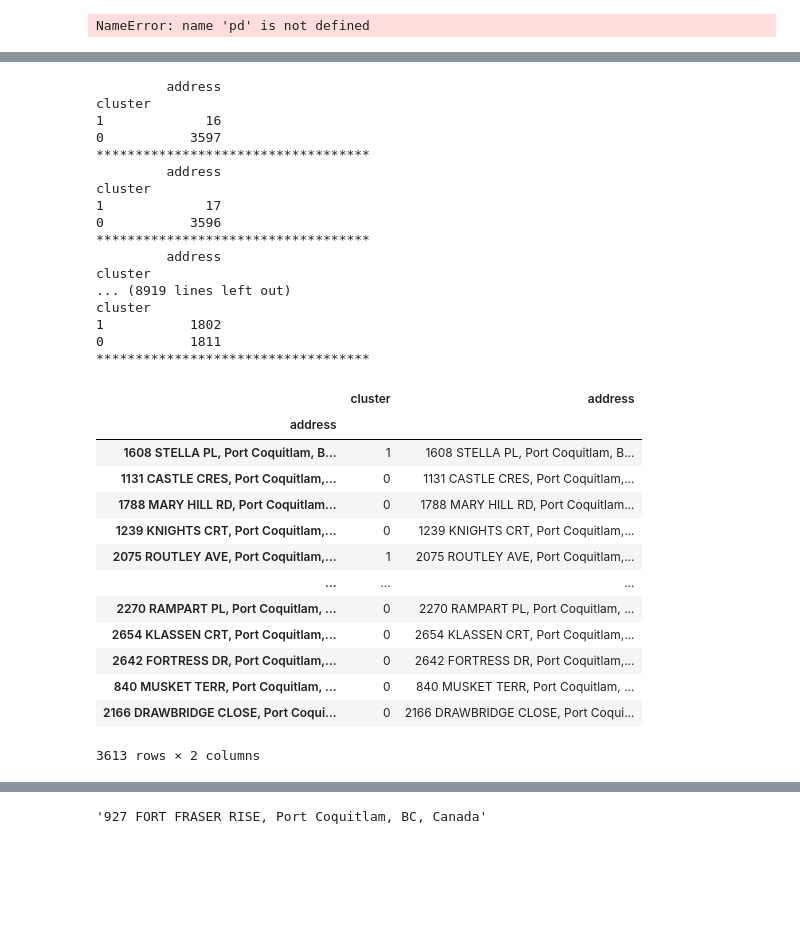
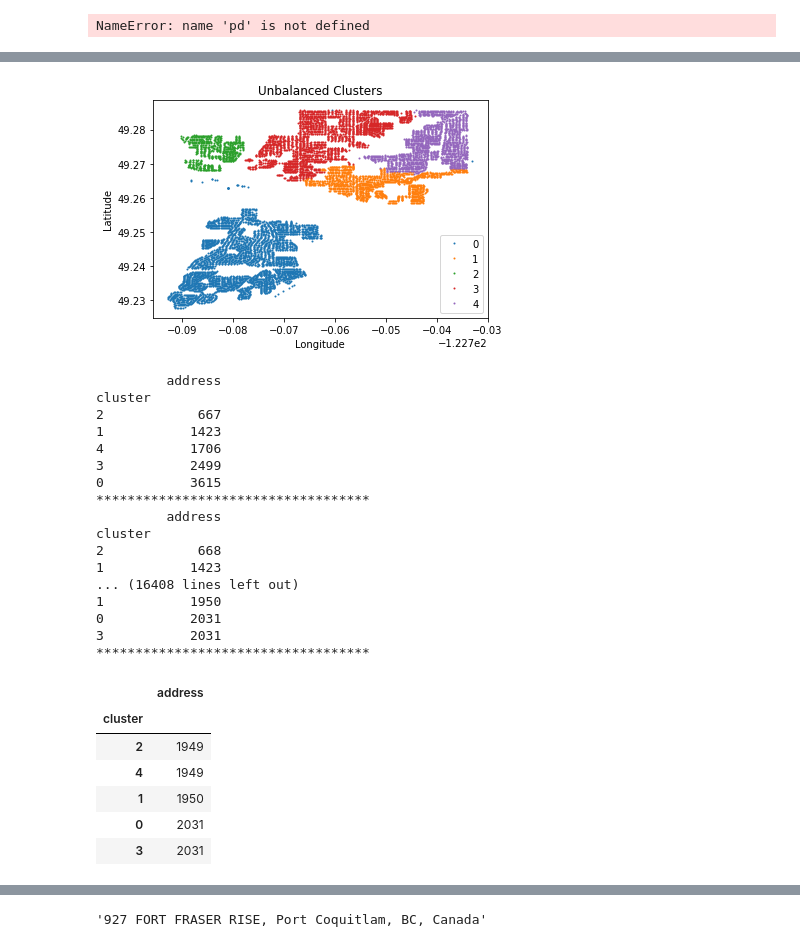
Before and after one commit to Justin-Heer/GarbageTruckOptimization-1, a Jupyter notebook: clustering.ipynb, the cells around one changed output, grey strips where cells are left out. Saved outputs shown, nothing was run; the diff lists cells and outputs as text; code cells hidden in the pictures; blank space fills up the shorter version.

```diff
--- a/clustering.ipynb
+++ b/clustering.ipynb
@@ -40,3 +57,19 @@ len(labels)
+# %%
+olddata = clusters.merge(coordinates)
+groups = olddata.groupby("cluster")
+
+for name, group in groups:
+
+
+    plt.plot(group["long"], group["lat"], marker="o", linestyle="", label=name, markersize=1)
+    plt.legend()
+    plt.xlabel("Longitude")
+
+    plt.ylabel("Latitude")
+    plt.title('Unbalanced Clusters')
+    plt.savefig('unbalancedClusters.png')
+# %% [output]
+[figure, added]
 # %%
 def adjustClusters(matrix,clusters, deviation, numElementsPerCluster):
     clusters = clusters.set_index('address')
@@ -91,44 +124,37 @@ def adjustClusters(matrix,clusters, deviation, numElementsPerCluster):
 
     return clusters
 
-newClusters = adjustClusters(t,clusters, 5, 1806)
+newClusters = adjustClusters(timeMatrix,clusters, 50, 1981)
 
 # newClusters = adjustClusters(t1,clusters, 3, 20)
 # %% [output]
          address
 cluster
-1             16
-0           3597
+2            667
+1           1423
+4           1706
+3           2499
+0           3615
 ***********************************
          address
 cluster
-1             17
-0           3596
+2            668
+1           1423
+... (16408 lines left out)
+1           1950
+0           2031
+3           2031
 ***********************************
-         address
-cluster
-... (8919 lines left out)
-cluster
-1           1802
-0           1811
-***********************************
-# %%
-newClusters
-# %% [output]
-|  | cluster | address |
-| address |  |  |
-| 1608 STELLA PL, Port Coquitlam, B... | 1 | 1608 STELLA PL, Port Coquitlam, B... |
-| 1131 CASTLE CRES, Port Coquitlam,... | 0 | 1131 CASTLE CRES, Port Coquitlam,... |
-| 1788 MARY HILL RD, Port Coquitlam... | 0 | 1788 MARY HILL RD, Port Coquitlam... |
-| 1239 KNIGHTS CRT, Port Coquitlam,... | 0 | 1239 KNIGHTS CRT, Port Coquitlam,... |
-| 2075 ROUTLEY AVE, Port Coquitlam,... | 1 | 2075 ROUTLEY AVE, Port Coquitlam,... |
-| ... | ... | ... |
-| 2270 RAMPART PL, Port Coquitlam, ... | 0 | 2270 RAMPART PL, Port Coquitlam, ... |
-| 2654 KLASSEN CRT, Port Coquitlam,... | 0 | 2654 KLASSEN CRT, Port Coquitlam,... |
-| 2642 FORTRESS DR, Port Coquitlam,... | 0 | 2642 FORTRESS DR, Port Coquitlam,... |
-| 840 MUSKET TERR, Port Coquitlam, ... | 0 | 840 MUSKET TERR, Port Coquitlam, ... |
-| 2166 DRAWBRIDGE CLOSE, Port Coqui... | 0 | 2166 DRAWBRIDGE CLOSE, Port Coqui... |
-3613 rows × 2 columns
+# %%
+newClusters.groupby('cluster').nunique().sort_values(by='address')
+# %% [output]
+|  | address |
+| cluster |  |
+| 2 | 1949 |
+| 4 | 1949 |
+| 1 | 1950 |
+| 0 | 2031 |
+| 3 | 2031 |
 # %%
 coordinates = pd.read_csv('C:/Users/Aidan/OneDrive - Simon Fraser University (1sfu)/Garbage Route Optimization/locations.csv')
 coordinates = coordinates.rename(columns={'Unnamed: 0':'address'})
```
Also changed, not shown: parts of 8 cells of this notebook, 7 other files.
